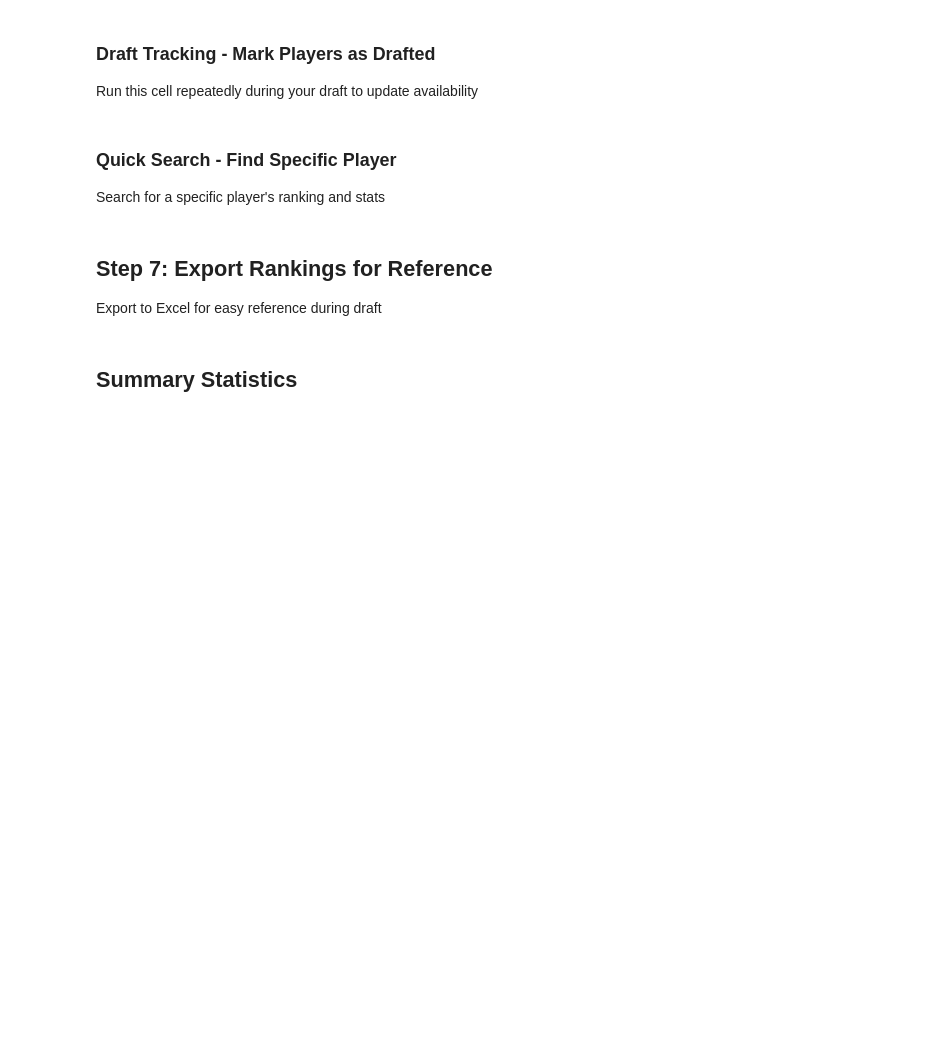
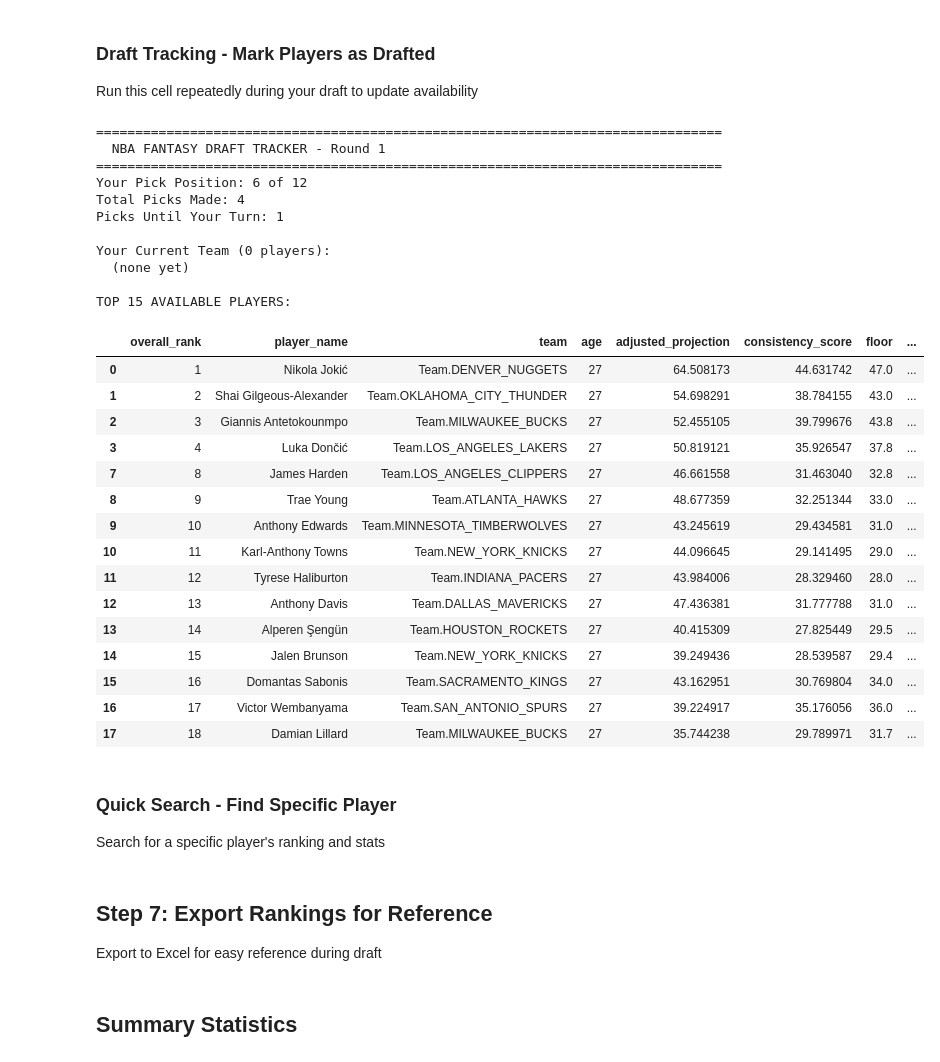
Before and after one commit to min-is/yahoo-nba-fantasy-draft, a Jupyter notebook: NBA_Fantasy_Draft_Tool.ipynb, the cells around one changed output. Drawn from its saved outputs; the diff is of its cells as text; code cells hidden in the pictures; blank space fills up the shorter version.

```diff
--- a/NBA_Fantasy_Draft_Tool.ipynb
+++ b/NBA_Fantasy_Draft_Tool.ipynb
@@ -50,8 +50,8 @@ if os.path.exists(f'{data_dir}/game_logs.parquet'):
 else:
     print("Collecting fresh data (this will take ~20 minutes)...")
     collector = NBADataCollector(
-        seasons=[2022, 2023, 2024, 2025],
-        weights={2025: 0.40, 2024: 0.30, 2023: 0.20, 2022: 0.10}
+        seasons=[2024, 2025],
+        weights={2025: 0.60, 2024: 0.40}
     )
     data = collector.collect_all_data()
     collector.save_data(data, output_dir=data_dir)
@@ -218,6 +756,12 @@ print("\n✓ Rankings saved to data/draft_rankings.csv")
 
 Visualize why top players are ranked highly
 # %%
+import os
+
+# Create a folder for the outputs
+output_dir = "player_profiles"
+os.makedirs(output_dir, exist_ok=True)
+
 def plot_player_profile(player_name, rankings_df, game_logs_df):
     """Create comprehensive player analysis visualization"""
 
@@ -238,7 +782,7 @@ def plot_player_profile(player_name, rankings_df, game_logs_df):
 
     # Title
     fig.suptitle(
-        f"{player_name} - Rank #{int(player_row['overall_rank'])} | {player_row['team']} | Age {int(player_row['age'])}",
+        f"{player_name} - Rank #{int(player_row['overall_rank'])} | {player_row['team']}",
         fontsize=18, fontweight='bold'
     )
 
@@ -311,7 +855,6 @@ def plot_player_profile(player_name, rankings_df, game_logs_df):
     Consistency Score: {player_row['consistency_score']:.1f} (Coef. of Var: {player_row['coef_variation']:.3f})
     Floor (10th %ile): {player_row['floor']:.1f} | Ceiling (90th %ile): {player_row['ceiling']:.1f}
     Injury Risk Score: {player_row['injury_risk_score']:.0f}/100
-    Age Adjustment: {player_row['age_adjustment']:.2f}x
     Team: {player_row['team']} ({"Contender" if player_row['is_contender'] else "Non-Playoff"})
     Games Played (Recent): {player_row['games_played_count']:.0f}
 
@@ -325,11 +868,18 @@ def plot_player_profile(player_name, rankings_df, game_logs_df):
              fontfamily='monospace', bbox=dict(boxstyle='round', facecolor='wheat', alpha=0.5))
 
     plt.tight_layout()
-    plt.show()
+
+        # Save instead of showing
+    safe_name = player_name.replace(" ", "_").replace("/", "-")
+    output_path = os.path.join(output_dir, f"{safe_name}.png")
+
+    plt.tight_layout()
+    plt.savefig(output_path, dpi=300, bbox_inches='tight')
+    plt.close(fig)  # Close figure to free memory
+    print(f"✅ Saved profile for {player_name} → {output_path}")
 
 # Plot top 5 players
 print("\nGenerating player profile visualizations...\n")
-for i in range(min(5, len(rankings))):
+for i in range(len(rankings)):
     player = rankings.iloc[i]['player_name']
-    print(f"Creating profile for: {player}")
     plot_player_profile(player, rankings, game_logs)
@@ -429,13 +1025,41 @@ Run this cell repeatedly during your draft to update availability
 # %%
 # Mark a player as drafted
 # Change player_name to whoever just got picked
 # Set by_you=True if YOU drafted them
 
-player_name = "Nikola Jokic"  # CHANGE THIS
+player_name = "Cade Cunningham"  # CHANGE THIS
 by_you = False  # Set to True if you picked them
 
 tracker.mark_player_drafted(player_name, by_you=by_you)
 tracker.display_status()
+# %% [output]
+================================================================================
+  NBA FANTASY DRAFT TRACKER - Round 1
+================================================================================
+Your Pick Position: 6 of 12
+Total Picks Made: 4
+Picks Until Your Turn: 1
+
+Your Current Team (0 players):
+  (none yet)
+
+TOP 15 AVAILABLE PLAYERS:
+|  | overall_rank | player_name | team | age | adjusted_projection | consistency_score | floor | ... |
+| 0 | 1 | Nikola Jokić | Team.DENVER_NUGGETS | 27 | 64.508173 | 44.631742 | 47.0 | ... |
+| 1 | 2 | Shai Gilgeous-Alexander | Team.OKLAHOMA_CITY_THUNDER | 27 | 54.698291 | 38.784155 | 43.0 | ... |
+| 2 | 3 | Giannis Antetokounmpo | Team.MILWAUKEE_BUCKS | 27 | 52.455105 | 39.799676 | 43.8 | ... |
+| 3 | 4 | Luka Dončić | Team.LOS_ANGELES_LAKERS | 27 | 50.819121 | 35.926547 | 37.8 | ... |
+| 7 | 8 | James Harden | Team.LOS_ANGELES_CLIPPERS | 27 | 46.661558 | 31.463040 | 32.8 | ... |
+| 8 | 9 | Trae Young | Team.ATLANTA_HAWKS | 27 | 48.677359 | 32.251344 | 33.0 | ... |
+| 9 | 10 | Anthony Edwards | Team.MINNESOTA_TIMBERWOLVES | 27 | 43.245619 | 29.434581 | 31.0 | ... |
+| 10 | 11 | Karl-Anthony Towns | Team.NEW_YORK_KNICKS | 27 | 44.096645 | 29.141495 | 29.0 | ... |
+| 11 | 12 | Tyrese Haliburton | Team.INDIANA_PACERS | 27 | 43.984006 | 28.329460 | 28.0 | ... |
+| 12 | 13 | Anthony Davis | Team.DALLAS_MAVERICKS | 27 | 47.436381 | 31.777788 | 31.0 | ... |
+| 13 | 14 | Alperen Şengün | Team.HOUSTON_ROCKETS | 27 | 40.415309 | 27.825449 | 29.5 | ... |
+| 14 | 15 | Jalen Brunson | Team.NEW_YORK_KNICKS | 27 | 39.249436 | 28.539587 | 29.4 | ... |
+| 15 | 16 | Domantas Sabonis | Team.SACRAMENTO_KINGS | 27 | 43.162951 | 30.769804 | 34.0 | ... |
+| 16 | 17 | Victor Wembanyama | Team.SAN_ANTONIO_SPURS | 27 | 39.224917 | 35.176056 | 36.0 | ... |
+| 17 | 18 | Damian Lillard | Team.MILWAUKEE_BUCKS | 27 | 35.744238 | 29.789971 | 31.7 | ... |
 # %% [markdown]
 ### Quick Search - Find Specific Player
 
```
Also changed, not shown: parts of 11 cells of this notebook, 10 other files.
